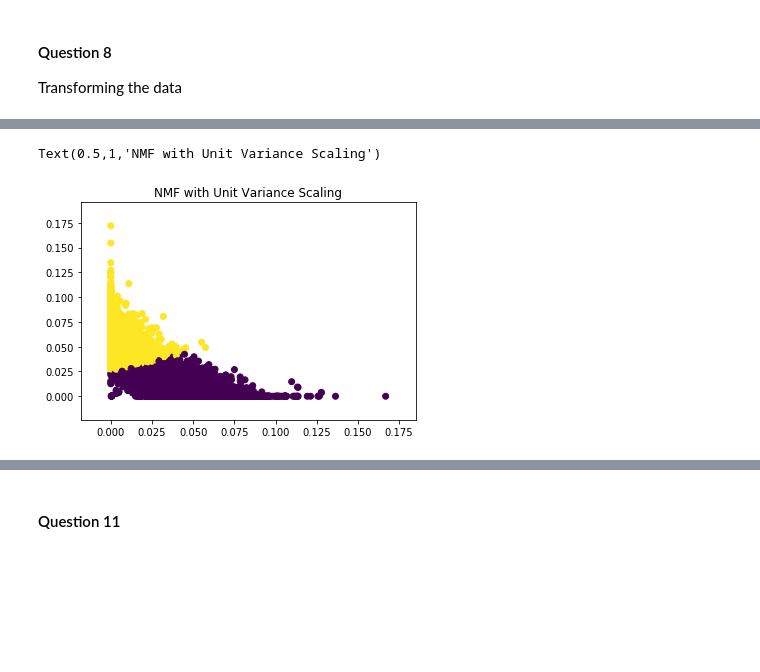
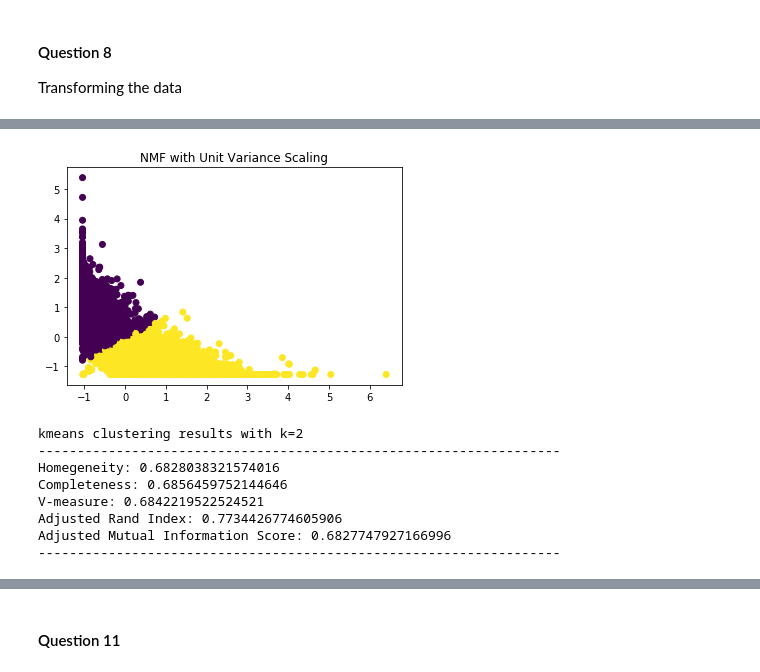
Before and after one commit to 219Winter2019adjz/Project2, a Jupyter notebook: Proj2.ipynb, the cells around one changed output, grey strips where cells are left out. Saved outputs shown, nothing was run; the diff lists cells and outputs as text; code cells hidden in the pictures; blank space fills up the shorter version.

```diff
--- a/Proj2.ipynb
+++ b/Proj2.ipynb
@@ -425,29 +448,34 @@ Text(0.5,1,'SVD with Unit Variance Scaling')
 # %%
 # NMF with Unit Variance Transform
 
 # Reset NMF
 nmf = NMF(n_components=NMF_best_r)
 X_data_nmf_r = nmf.fit_transform(X_data_tfidf)
 
 nmf_uv_transform = scaling(X_data_nmf_r)
 
 nmf_kmeans = KMeans(n_clusters=2, random_state=0, max_iter=1000, n_init=40).fit(nmf_uv_transform)
 
-nmf_to_label = nmf_kmeans.labels_
+nmf_uv_labels = nmf_kmeans.labels_
 
-color_nmf = np.zeros(len(nmf_to_label))
+color_nmf = np.zeros(len(nmf_uv_labels))
 
-for i in range(len(nmf_to_label)):
-    if nmf_to_label[i] == 0:
+for i in range(len(nmf_uv_labels)):
+    if nmf_uv_labels[i] == 0:
         color_nmf[i] = 1
 
-# Redefine NMF for ploting
-nmf = NMF(n_components=NMF_best_r)
-X_data_nmf_r = nmf.fit_transform(X_data_tfidf)
-nmf_to_plot = X_data_nmf_r[:, 0:2] # Take the first two columns of the NMF Data to plot
+plt.scatter(nmf_uv_transform[:,0] ,nmf_uv_transform[:,1], c = color_nmf)
+plt.title('NMF with Unit Variance Scaling')
+plt.show()
 
-plt.scatter(nmf_to_plot[:,0] ,nmf_to_plot[:,1], c = color_nmf)
-plt.title('NMF with Unit Variance Scaling')
+scores(twenty_binary_labels, nmf_uv_labels)
 # %% [output]
+[figure, new version]
-Text(0.5,1,'NMF with Unit Variance Scaling')
+kmeans clustering results with k=2
+-------------------------------------------------------------------
+Homegeneity: 0.6828038321574016
+Completeness: 0.6856459752144646
+V-measure: 0.6842219522524521
+Adjusted Rand Index: 0.7734426774605906
+Adjusted Mutual Information Score: 0.6827747927166996
+-------------------------------------------------------------------
-[figure, old version]
```
Also changed, not shown: parts of 15 cells of this notebook, 1 other file.
